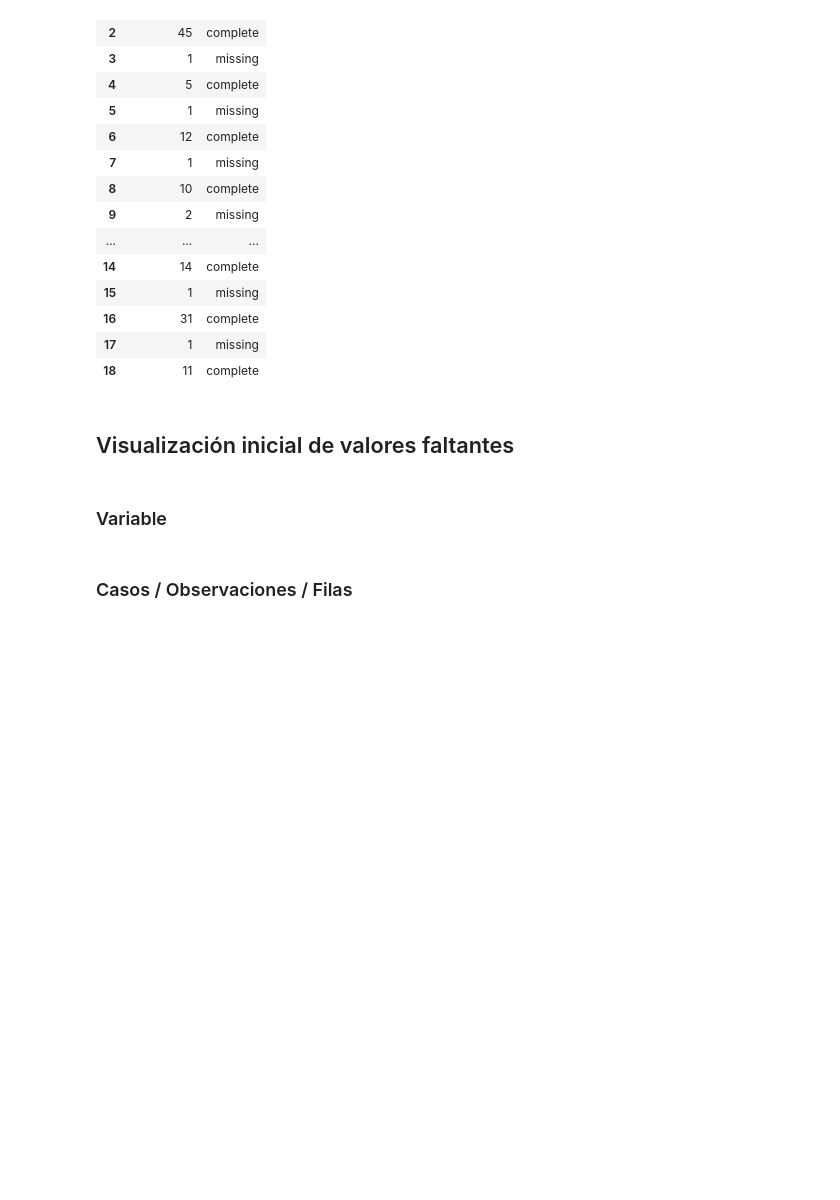
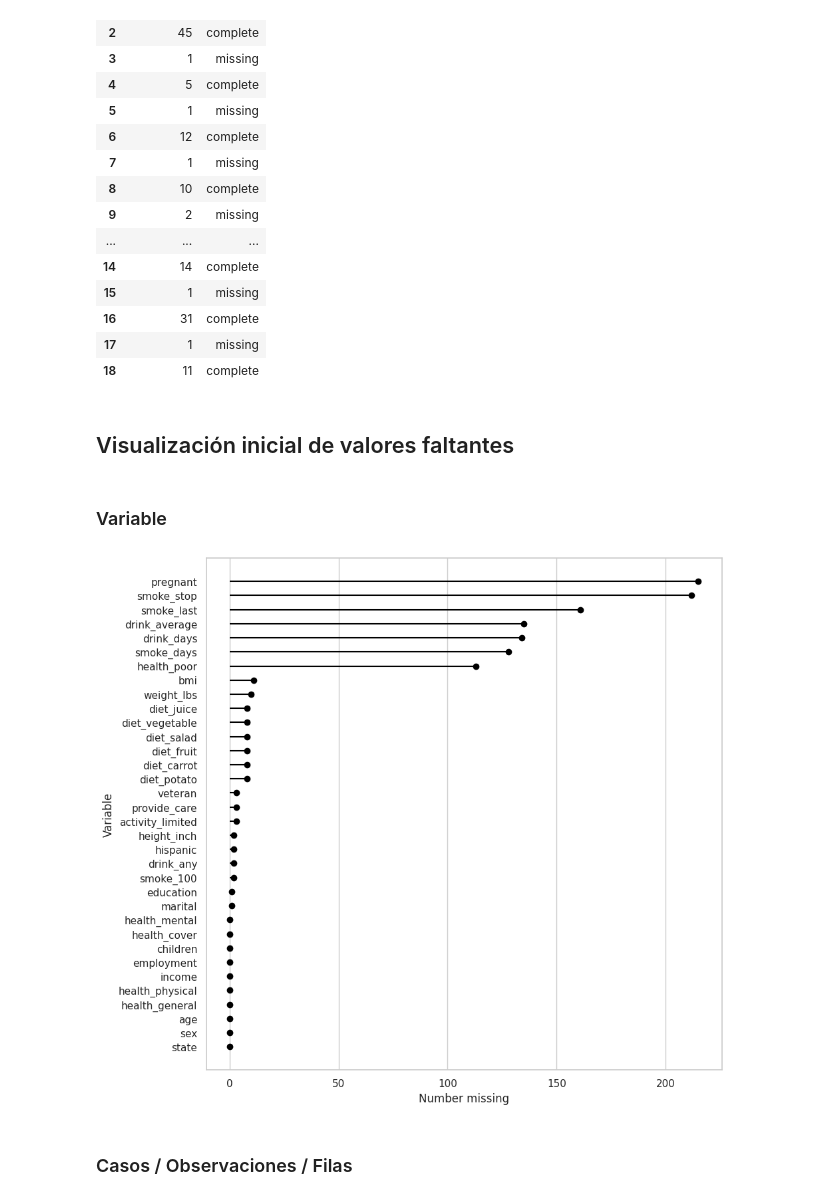
Before and after one commit to jariel17/curso-datos-faltantes-de, a Jupyter notebook: live-exploration-missing-values.ipynb, the cells around one changed output. Saved outputs shown, nothing was run; the diff lists cells and outputs as text; code cells hidden in the pictures; blank space fills up the shorter version.

Commit message:
Plot missing values data

```diff
--- a/live-exploration-missing-values.ipynb
+++ b/live-exploration-missing-values.ipynb
@@ -400,5 +400,9 @@ riskfactors_df.missing.missing_case_table()
 ## Visualización inicial de valores faltantes
 # %% [markdown]
 ### Variable
+# %%
+riskfactors_df.missing.missing_variable_plot()
+# %% [output]
+[figure, added]
 # %% [markdown]
 ### Casos / Observaciones / Filas
```
Also changed, not shown: parts of 5 cells of this notebook, 1 other file.
